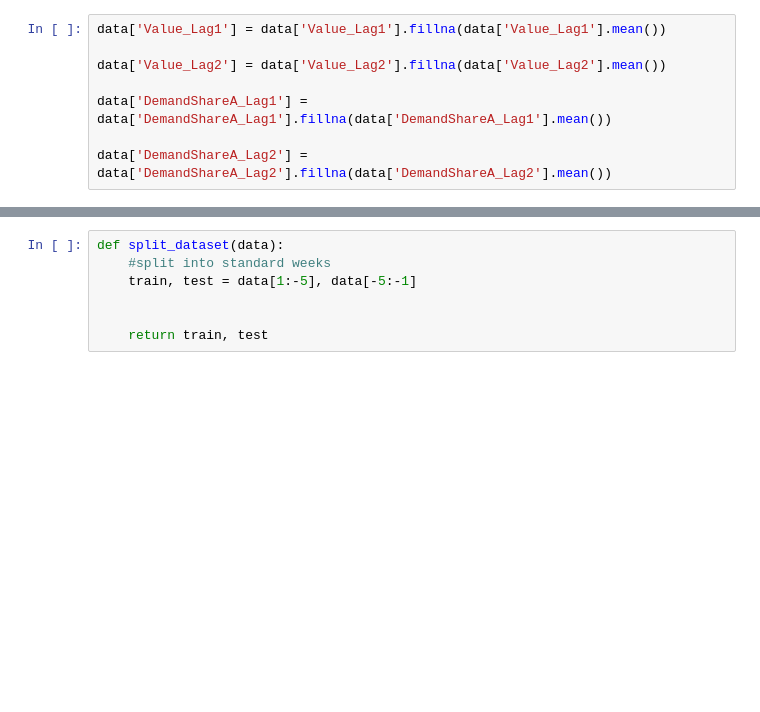
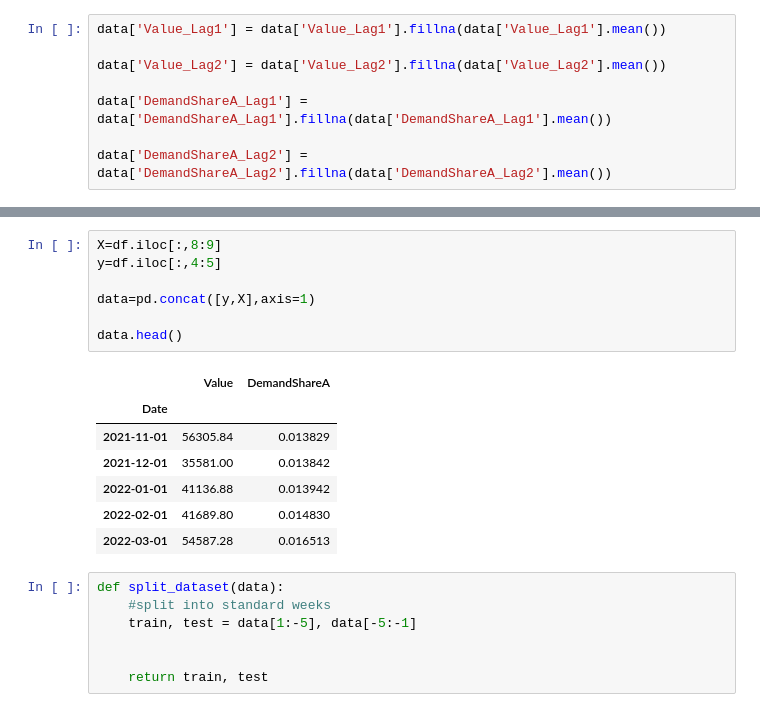
Before and after one commit to SpaceMercury/LauzHawkathon, a Jupyter notebook: notebooks/Preprocessing.ipynb, the cells around one changed output, grey strips where cells are left out. Saved outputs shown, nothing was run; the diff lists cells and outputs as text; blank space fills up the shorter version.

```diff
--- a/notebooks/Preprocessing.ipynb
+++ b/notebooks/Preprocessing.ipynb
@@ -68,3 +58,18 @@ data.head()
+# %%
+X=df.iloc[:,8:9]
+y=df.iloc[:,4:5]
+
+data=pd.concat([y,X],axis=1)
+
+data.head()
+# %% [output]
+|  | Value | DemandShareA |
+| Date |  |  |
+| 2021-11-01 | 56305.84 | 0.013829 |
+| 2021-12-01 | 35581.00 | 0.013842 |
+| 2022-01-01 | 41136.88 | 0.013942 |
+| 2022-02-01 | 41689.80 | 0.014830 |
+| 2022-03-01 | 54587.28 | 0.016513 |
 # %%
 def split_dataset(data):
     #split into standard weeks
```
Also changed, not shown: parts of 8 cells of this notebook, 3 other files.
